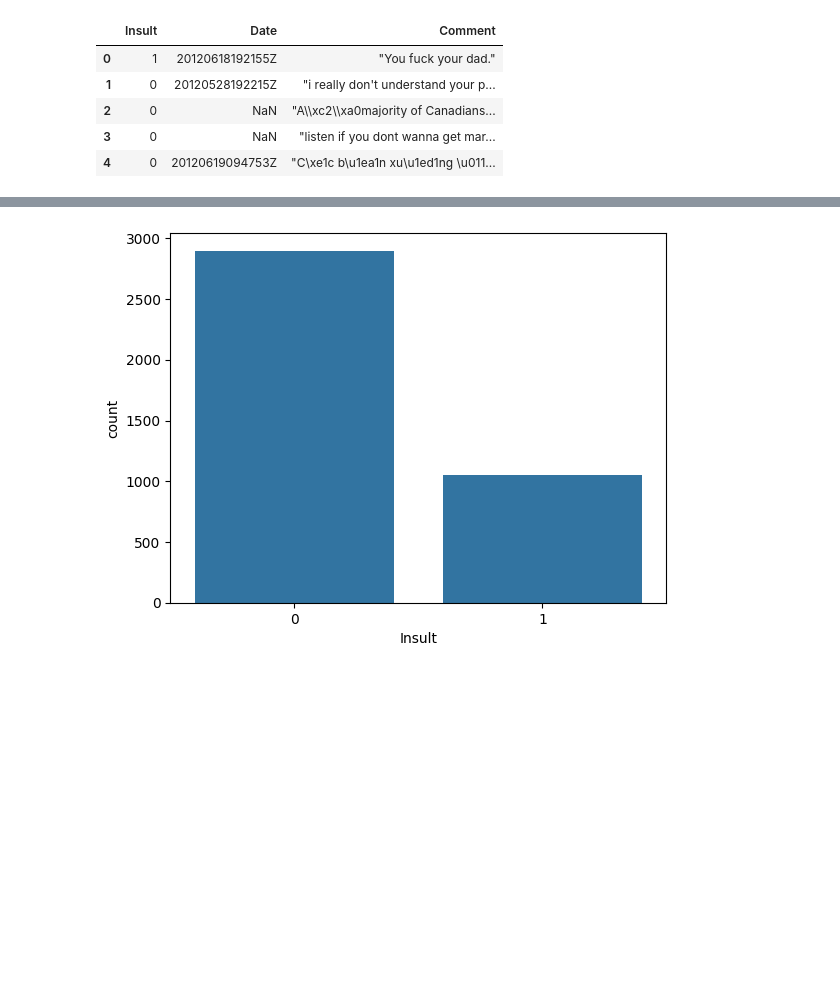
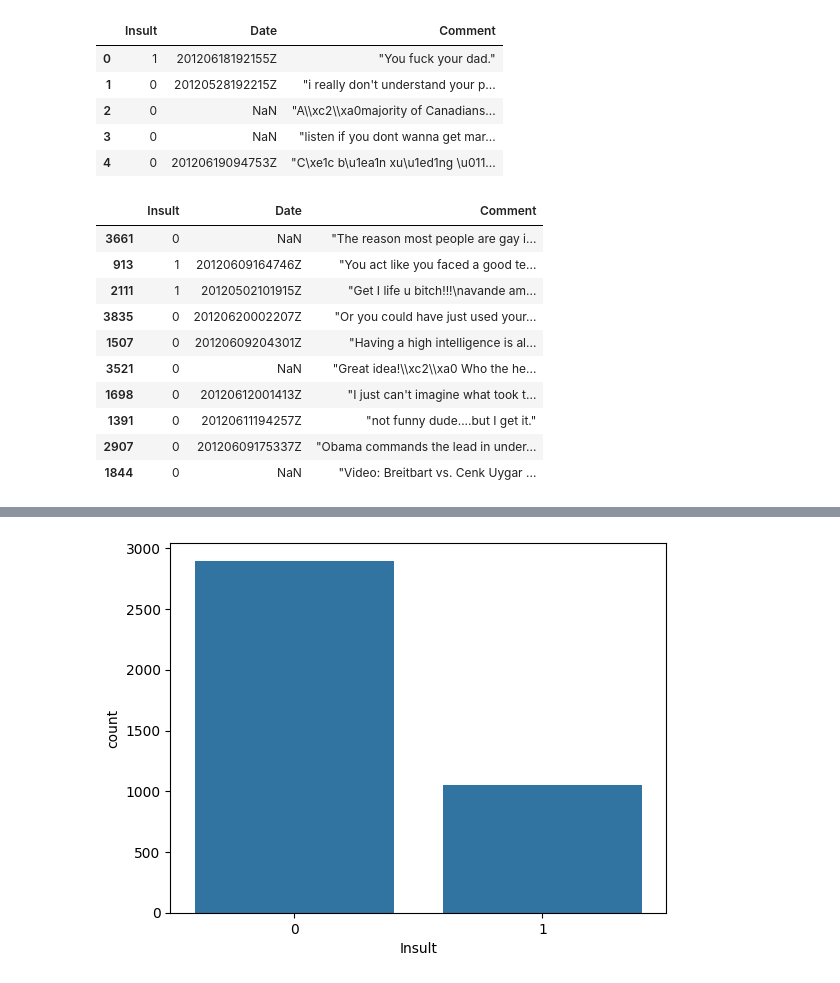
Before and after one commit to HeeJeongOh/metaverse_patrol, a Jupyter notebook: model/model.ipynb, the cells around one changed output, grey strips where cells are left out. Cells and saved outputs as stored; diff of their text form; code cells hidden in the pictures; blank space fills up the shorter version.

```diff
--- a/model/model.ipynb
+++ b/model/model.ipynb
@@ -12,5 +12,19 @@ text.head()
 | 2 | 0 | NaN | "A\\xc2\\xa0majority of Canadians... |
 | 3 | 0 | NaN | "listen if you dont wanna get mar... |
 | 4 | 0 | 20120619094753Z | "C\xe1c b\u1ea1n xu\u1ed1ng \u011... |
+# %%
+text.sample(10)
+# %% [output]
+|  | Insult | Date | Comment |
+| 3661 | 0 | NaN | "The reason most people are gay i... |
+| 913 | 1 | 20120609164746Z | "You act like you faced a good te... |
+| 2111 | 1 | 20120502101915Z | "Get I life u bitch!!!\navande am... |
+| 3835 | 0 | 20120620002207Z | "Or you could have just used your... |
+| 1507 | 0 | 20120609204301Z | "Having a high intelligence is al... |
+| 3521 | 0 | NaN | "Great idea!\\xc2\\xa0 Who the he... |
+| 1698 | 0 | 20120612001413Z | "I just can't imagine what took t... |
+| 1391 | 0 | 20120611194257Z | "not funny dude....but I get it." |
+| 2907 | 0 | 20120609175337Z | "Obama commands the lead in under... |
+| 1844 | 0 | NaN | "Video: Breitbart vs. Cenk Uygar ... |
 # %%
 test = pd.read_csv("test.csv") # used later for evaluation
```
Also changed, not shown: parts of 9 cells of this notebook, 7 other files.
